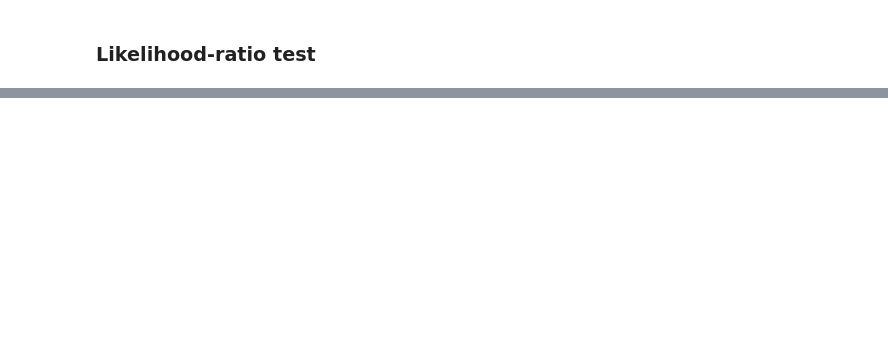
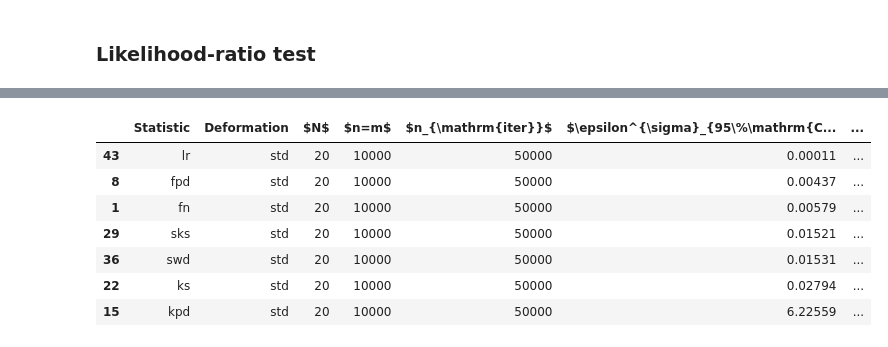
Before and after one commit to TwoSampleTests/GenerativeModelsMetrics, a Jupyter notebook: notebooks/leo/Analysis_20D_unimodal_leo50.ipynb, the cells around one changed output, grey strips where cells are left out. Drawn from its saved outputs; the diff is of its cells as text; code cells hidden in the pictures; blank space fills up the shorter version.

```diff
--- a/notebooks/leo/Analysis_20D_unimodal_leo50.ipynb
+++ b/notebooks/leo/Analysis_20D_unimodal_leo50.ipynb
@@ -788,0 +865,15 @@ Iterating from 15
+# %%
+sorted_df_std = results_df_std.sort_values(by="$\\epsilon_{95\\%\\mathrm{CL}}$", ascending=True)
+sorted_df_std.rename(columns={"$\\epsilon_{95\\%\\mathrm{CL}}$": "$\\epsilon^{\\sigma}_{95\\%\\mathrm{CL}}$", "$\\epsilon_{99\\%\\mathrm{CL}}$": "$\\epsilon^{\\sigma}_{99\\%\\mathrm{CL}}$", "t (s)": "$t^{\\sigma}$ (s)"}, inplace=True)
+display(sorted_df_std)
+sorted_df_std.drop(columns=["Deformation","$N$","$n=m$","$n_{\\mathrm{iter}}$"], inplace=True)
+display(sorted_df_std)
+# %% [output]
+|  | Statistic | Deformation | $N$ | $n=m$ | $n_{\mathrm{iter}}$ | $\epsilon^{\sigma}_{95\%\mathrm{C... | ... |
+| 43 | lr | std | 20 | 10000 | 50000 | 0.00011 | ... |
+| 8 | fpd | std | 20 | 10000 | 50000 | 0.00437 | ... |
+| 1 | fn | std | 20 | 10000 | 50000 | 0.00579 | ... |
+| 29 | sks | std | 20 | 10000 | 50000 | 0.01521 | ... |
+| 36 | swd | std | 20 | 10000 | 50000 | 0.01531 | ... |
+| 22 | ks | std | 20 | 10000 | 50000 | 0.02794 | ... |
+| 15 | kpd | std | 20 | 10000 | 50000 | 6.22559 | ... |
```
Also changed, not shown: parts of 13 cells of this notebook, 2 other files.
